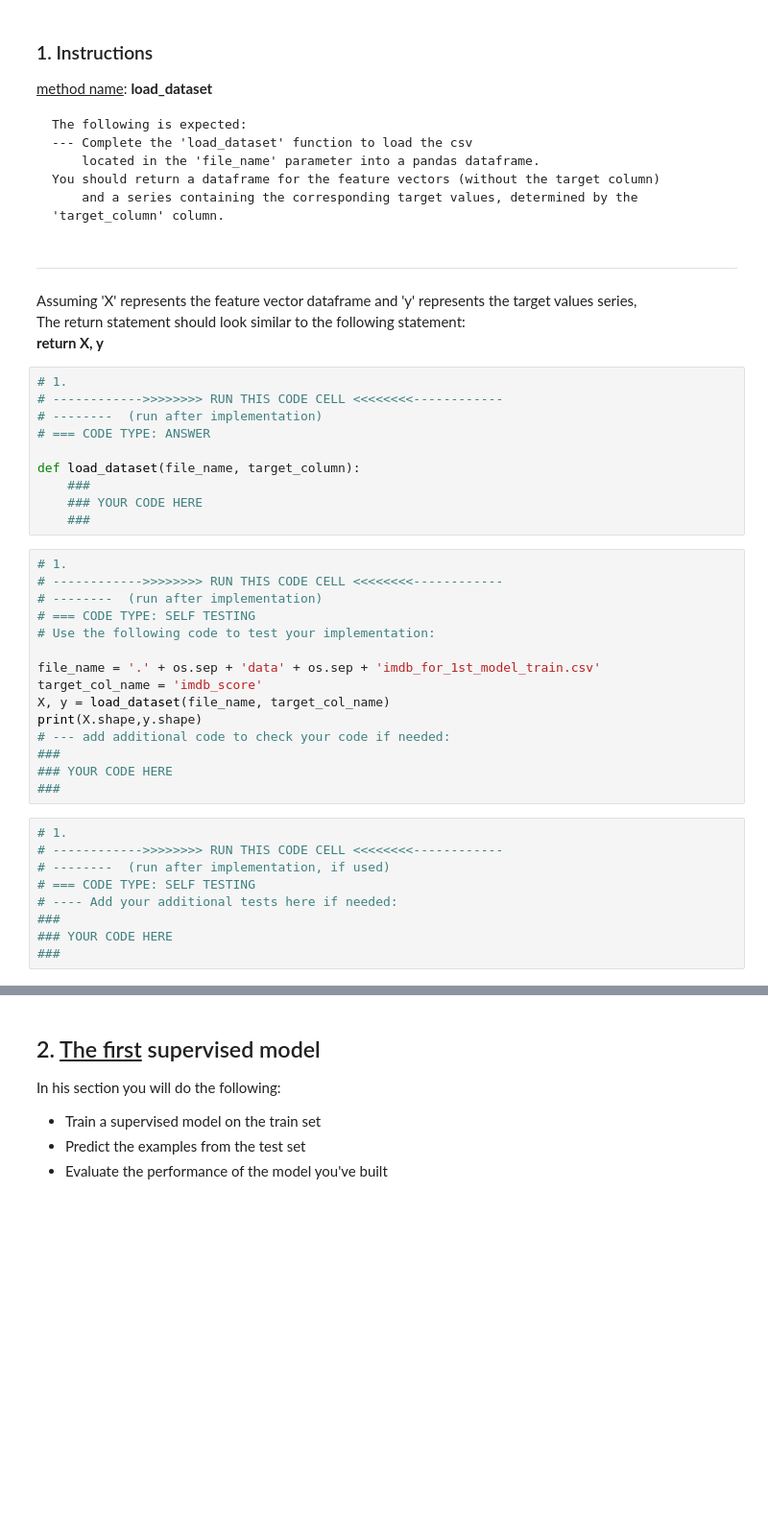
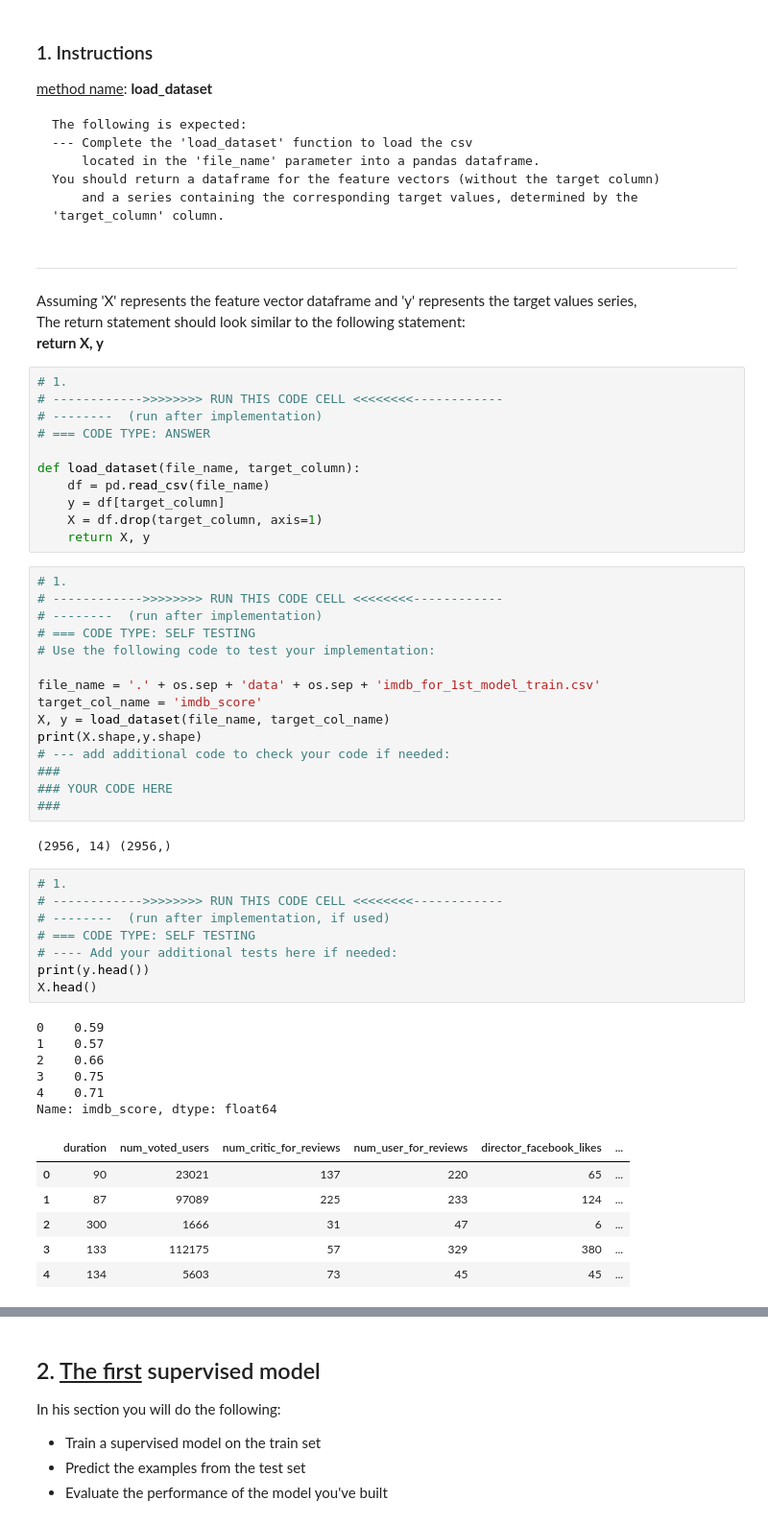
Before and after one commit to agamordechai/DataScienceIntro, a Jupyter notebook: lessons/lesson_8/fa_08-supervised_learning.ipynb, the cells around one changed output, grey strips where cells are left out. Shown at 96% size. Drawn from its saved outputs; the diff is of its cells as text; blank space fills up the shorter version.

```diff
--- a/lessons/lesson_8/fa_08-supervised_learning.ipynb
+++ b/lessons/lesson_8/fa_08-supervised_learning.ipynb
@@ -62,9 +62,10 @@ The return statement should look similar to the following statement:<br />
 # === CODE TYPE: ANSWER
 
 def load_dataset(file_name, target_column):
-    ###
-    ### YOUR CODE HERE
-    ###
+    df = pd.read_csv(file_name)
+    y = df[target_column]
+    X = df.drop(target_column, axis=1)
+    return X, y
 # %%
 # 1.
 # ------------>>>>>>>> RUN THIS CODE CELL <<<<<<<<------------
@@ -80,15 +81,29 @@ print(X.shape,y.shape)
 ###
 ### YOUR CODE HERE
 ###
+# %% [output]
+(2956, 14) (2956,)
 # %%
 # 1.
 # ------------>>>>>>>> RUN THIS CODE CELL <<<<<<<<------------
 # --------  (run after implementation, if used)
 # === CODE TYPE: SELF TESTING
 # ---- Add your additional tests here if needed:
-###
-### YOUR CODE HERE
-###
+print(y.head())
+X.head()
+# %% [output]
+0    0.59
+1    0.57
+2    0.66
+3    0.75
+4    0.71
+Name: imdb_score, dtype: float64
+|  | duration | num_voted_users | num_critic_for_reviews | num_user_for_reviews | director_facebook_likes | ... |
+| 0 | 90 | 23021 | 137 | 220 | 65 | ... |
+| 1 | 87 | 97089 | 225 | 233 | 124 | ... |
+| 2 | 300 | 1666 | 31 | 47 | 6 | ... |
+| 3 | 133 | 112175 | 57 | 329 | 380 | ... |
+| 4 | 134 | 5603 | 73 | 45 | 45 | ... |
 # %%
 # 1.
 # ------------>>>>>>>> RUN THIS CODE CELL <<<<<<<<------------
```
Also changed, not shown: parts of 46 cells of this notebook.
